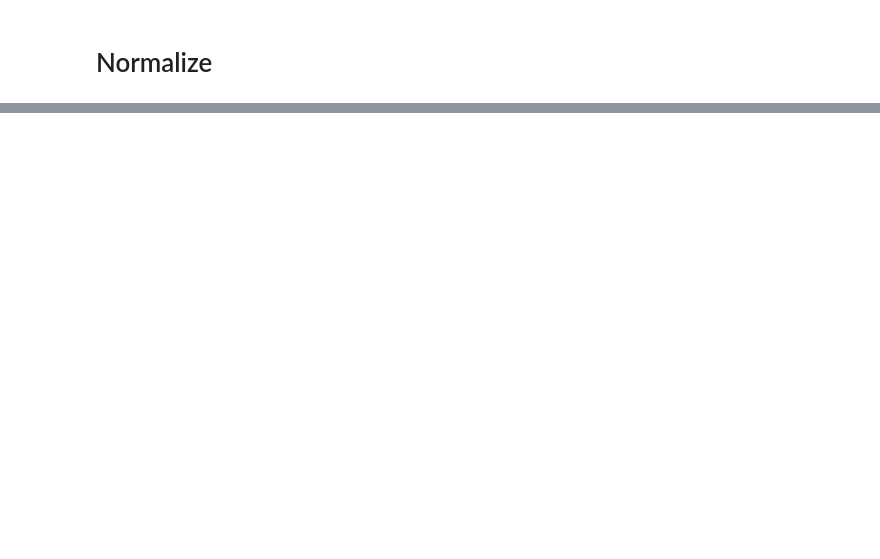
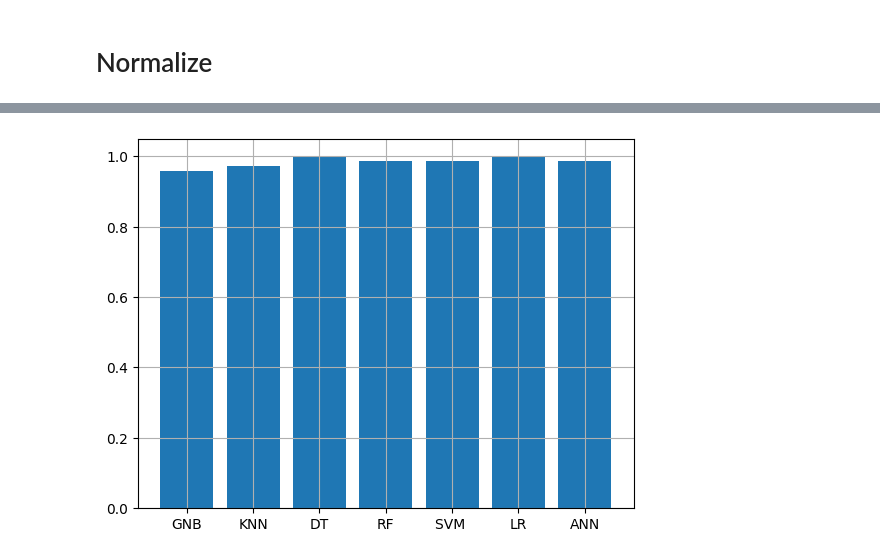
Before and after one commit to Ali-Alinejad/Ai, a Jupyter notebook: Project ml/Cacer-project.ipynb, the cells around one changed output, grey strips where cells are left out. Drawn from its saved outputs; the diff is of its cells as text; code cells hidden in the pictures; blank space fills up the shorter version.

```diff
--- a/Project ml/Cacer-project.ipynb
+++ b/Project ml/Cacer-project.ipynb
@@ -88,0 +243,9 @@ array([0.5361825 , 0.3676023 , 0.53216778, 0.38569306, 0.58835669,
+# %%
+r1 = [r_gnb,r_knn,r_dt,r_rf,r_svm,r_lr,r_ann]
+
+title = ['GNB' , 'KNN' , 'DT' , 'RF' , 'SVM ', 'LR' , 'ANN']
+mlt.bar(title , r1 )
+mlt.grid()
+mlt.show()
+# %% [output]
+[figure, added]
```
Also changed, not shown: parts of 30 cells of this notebook.
